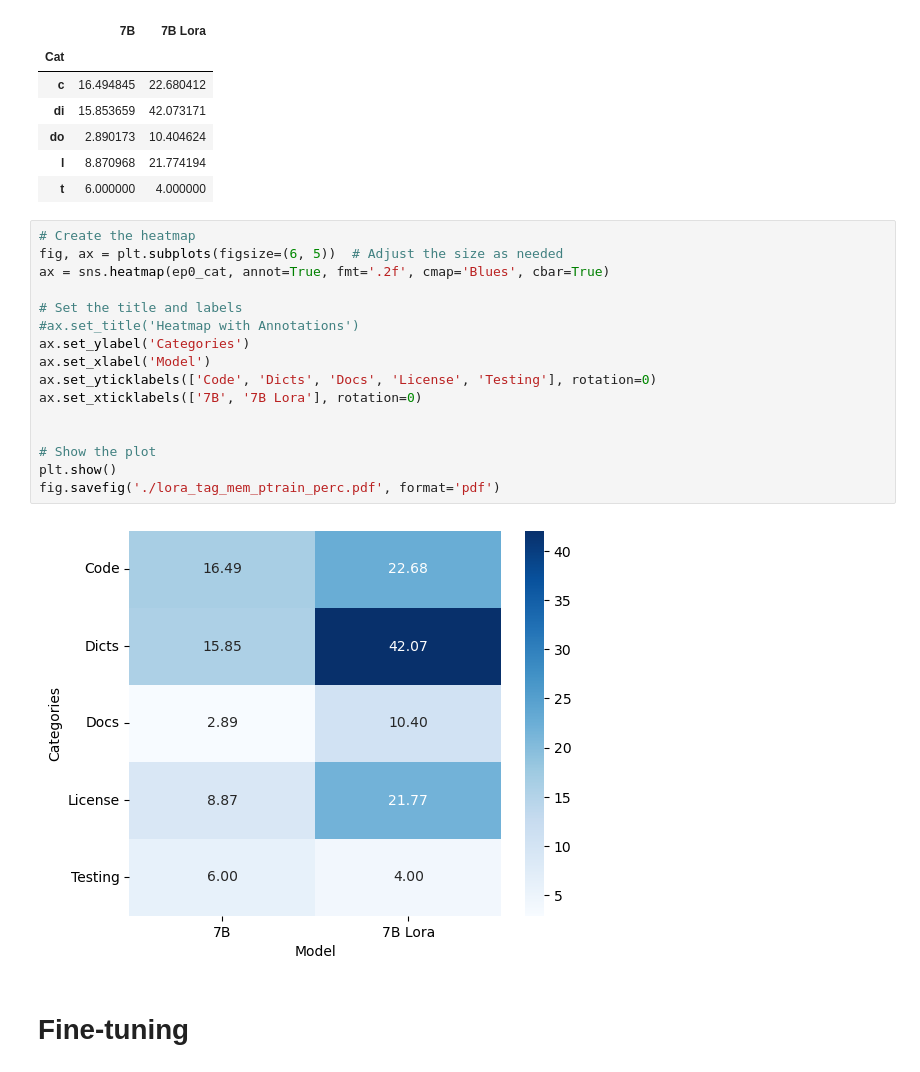
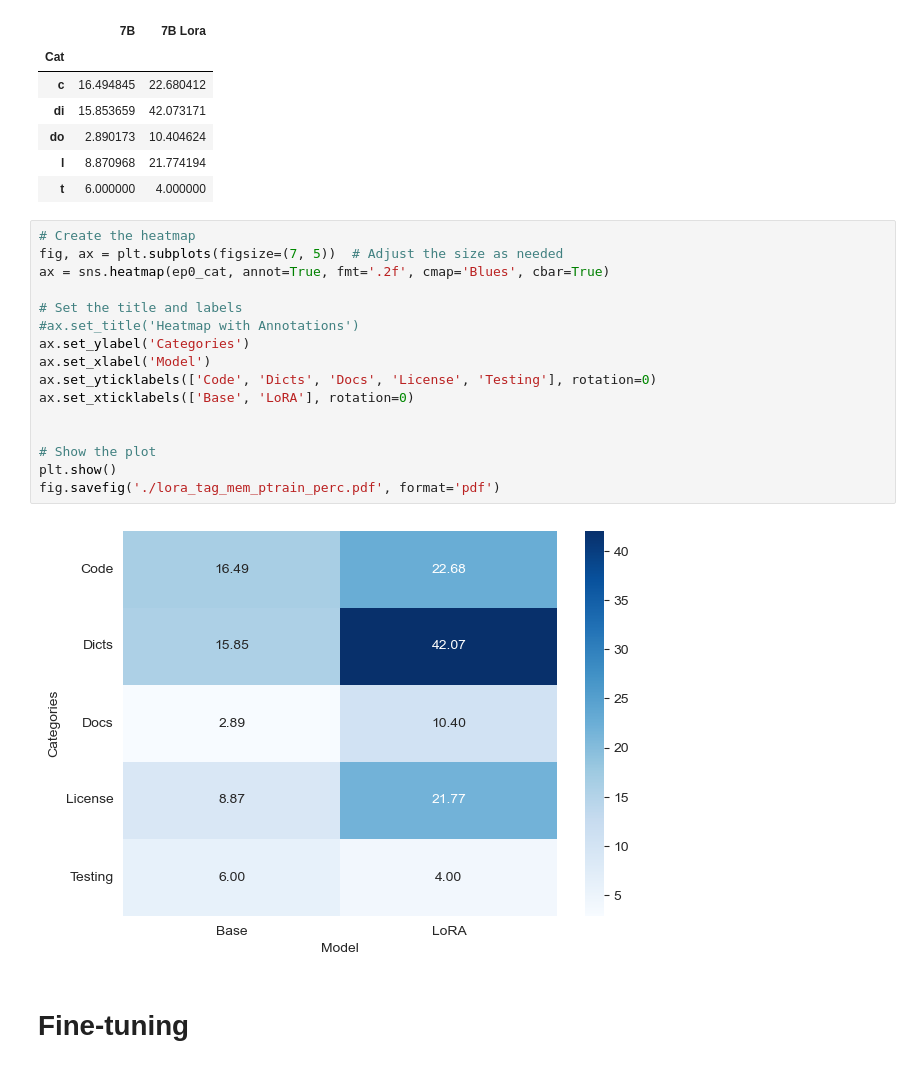
Before and after one commit to AISE-TUDelft/LLM4Code-memtune-ext, a Jupyter notebook: experiments/lora/data-inspection/lora-rq6.ipynb, the cells around one changed output. Drawn from its saved outputs; the diff is of its cells as text.

Commit message:
exp: add plots for plen forget and mem quantization exps

```diff
--- a/experiments/lora/data-inspection/lora-rq6.ipynb
+++ b/experiments/lora/data-inspection/lora-rq6.ipynb
@@ -77,22 +77,22 @@ ep0_cat
 | t | 6.000000 | 4.000000 |
 # %%
 # Create the heatmap
-fig, ax = plt.subplots(figsize=(6, 5))  # Adjust the size as needed
+fig, ax = plt.subplots(figsize=(7, 5))  # Adjust the size as needed
 ax = sns.heatmap(ep0_cat, annot=True, fmt='.2f', cmap='Blues', cbar=True)
 
 # Set the title and labels
 #ax.set_title('Heatmap with Annotations')
 ax.set_ylabel('Categories')
 ax.set_xlabel('Model')
 ax.set_yticklabels(['Code', 'Dicts', 'Docs', 'License', 'Testing'], rotation=0)
-ax.set_xticklabels(['7B', '7B Lora'], rotation=0)
+ax.set_xticklabels(['Base', 'LoRA'], rotation=0)
 
 
 # Show the plot
 plt.show()
 fig.savefig('./lora_tag_mem_ptrain_perc.pdf', format='pdf')
 # %% [output]
-[figure, old version]
+[figure, new version]
 # %% [markdown]
 # Fine-tuning
 # %%
```
Also changed, not shown: parts of 2 cells of this notebook, 14 other files.
